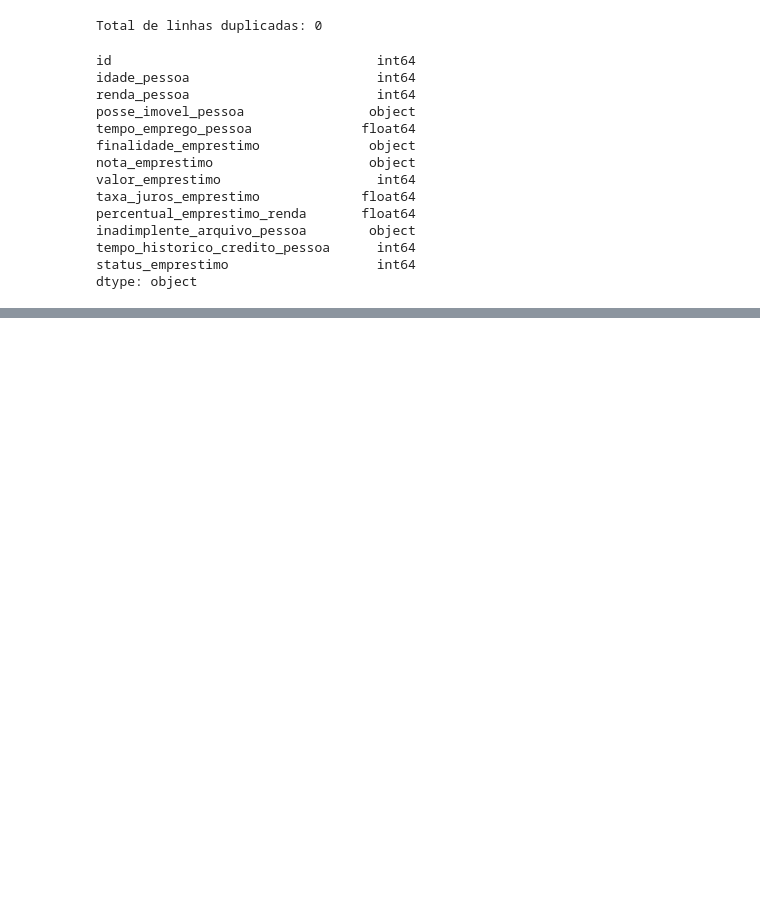
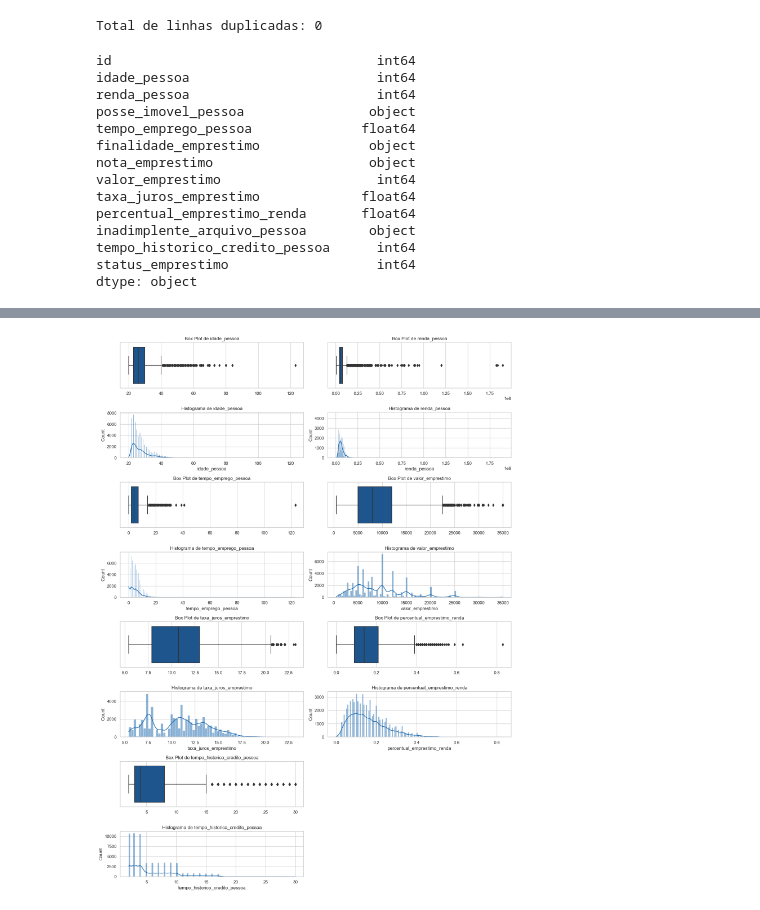
Before and after one commit to tnleite/loan-approval-prediction, a Jupyter notebook: 02-Analise/loan-approval-prediction.ipynb, the cells around one changed output, grey strips where cells are left out. Drawn from its saved outputs; the diff is of its cells as text; code cells hidden in the pictures; blank space fills up the shorter version.

```diff
--- a/02-Analise/loan-approval-prediction.ipynb
+++ b/02-Analise/loan-approval-prediction.ipynb
@@ -384,0 +441,50 @@ Status 1: 8350 (14.24%)
+# %%
+import seaborn as sns
+import matplotlib.pyplot as plt
+
+# Selecionando as variáveis numéricas para visualização
+colunas_quantitativas = ['idade_pessoa', 'renda_pessoa', 'tempo_emprego_pessoa',
+                         'valor_emprestimo', 'taxa_juros_emprestimo',
+                         'percentual_emprestimo_renda', 'tempo_historico_credito_pessoa']
+
+# Configurações visuais para todos os gráficos
+sns.set(style="whitegrid")
+
+# Definindo a paleta de cores em tons de azul
+blue_palette_box = sns.color_palette("Blues_r")  # Paleta invertida para boxplots mais claros
+blue_palette_hist = sns.color_palette("Blues", as_cmap=True)  # Paleta normal para histogramas
+
+# Número de variáveis quantitativas
+num_var = len(colunas_quantitativas)
+
+# Determinando o número de linhas e colunas
+num_cols = 2  # Dois gráficos por linha
+num_rows = (num_var + num_cols - 1) // num_cols  # Calcula o número necessário de linhas, arredondado para cima
+
+# Criando a figura e definindo o número de linhas e colunas para os subplots
+fig, axes = plt.subplots(nrows=num_rows * 2, ncols=num_cols, figsize=(15, 5 * num_rows))  # Cada variável ocupa duas linhas
+
+# Loop para plotar box plots e histogramas para cada variável quantitativa
+for i, coluna in enumerate(colunas_quantitativas):
+    row = (i // num_cols) * 2  # Encontra a linha base para o par de gráficos (boxplot e histograma)
+    col = i % num_cols  # Encontra a coluna para o par de gráficos
+
+    # Box plot na parte superior usando tons de azul
+    sns.boxplot(data=df, x=coluna, ax=axes[row, col], orient='h', palette=blue_palette_box)
+    axes[row, col].set_title(f'Box Plot de {coluna}')
+    axes[row, col].set_xlabel('')  # Limpar label de x se não necessário
+
+    # Histograma diretamente abaixo do box plot, também em azul
+    sns.histplot(df[coluna], kde=True, ax=axes[row + 1, col], color=blue_palette_hist(200))
+    axes[row + 1, col].set_title(f'Histograma de {coluna}')
+
+# Removendo subplots vazios, se houver
+for j in range(i + 1, num_rows * num_cols):
+    fig.delaxes(axes[(j // num_cols) * 2, j % num_cols])  # Remove o boxplot vazio
+    fig.delaxes(axes[((j // num_cols) * 2) + 1, j % num_cols])  # Remove o histograma vazio
+
+# Ajustando o layout para evitar sobreposição e melhorar a apresentação
+plt.tight_layout()
+plt.show()
+# %% [output]
+[figure, added]
```
Also changed, not shown: parts of 18 cells of this notebook.
